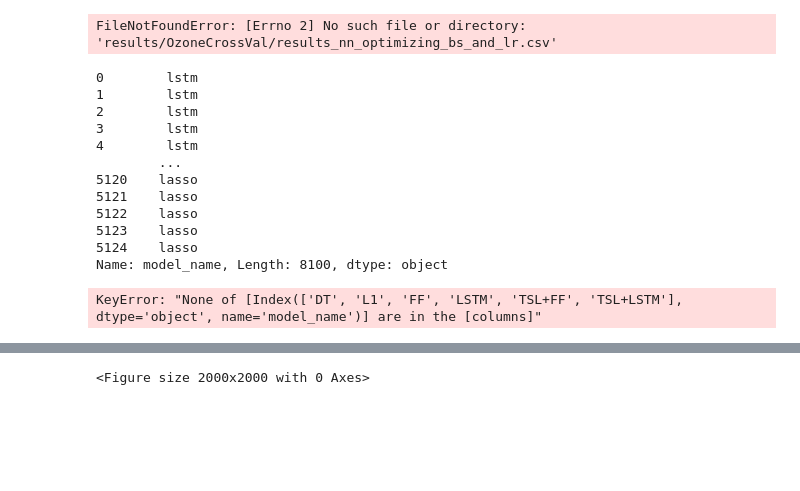
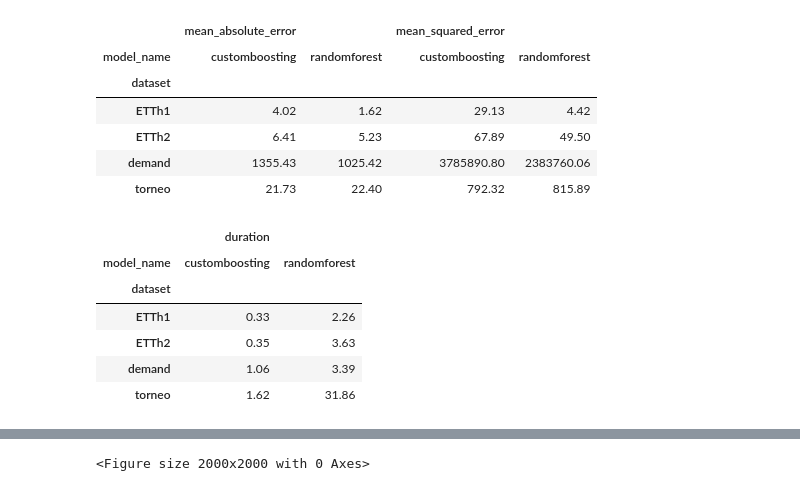
Before and after one commit to fgsales/TSLayer, a Jupyter notebook: analysis.ipynb, the cells around one changed output, grey strips where cells are left out. Cells and saved outputs as stored; diff of their text form; code cells hidden in the pictures; blank space fills up the shorter version.

```diff
--- a/analysis.ipynb
+++ b/analysis.ipynb
@@ -6,19 +6,3 @@ import numpy as np
 from math import isnan
 
 sns.set()
-# %%
-# output_file = 'results/OzoneCrossVal/results_nn_optimizing_bs_and_lr'
-
-output_file_2 = 'results/OzoneCrossVal/results_final'
-
-# total_metrics = pd.read_csv(f'{output_file}.csv')
-total_metrics_2 = pd.read_csv(f'{output_file_2}.csv')
-
-total_metrics_2 = total_metrics_2[(total_metrics_2.model_name!='dense')]
-
-# total_metrics = pd.concat((total_metrics, total_metrics_2))
-total_metrics = total_metrics_2
-total_metrics["n_features"] = total_metrics.selected_features.apply(eval).apply(len)
-#total_metrics["selection_params_residual"] = total_metrics.selection_params_residual.fillna(False)
-# %% [output]
-FileNotFoundError: [Errno 2] No such file or directory: 'results/OzoneCrossVal/results_nn_optimizing_bs_and_lr.csv'
@@ -36,15 +8,0 @@ total_metrics.drop("dataset_name", inplace=True, axis=1)
-# %%
-total_metrics.model_name
-# %% [output]
-0        lstm
-1        lstm
-2        lstm
-3        lstm
-4        lstm
-        ...
-5120    lasso
-5121    lasso
-5122    lasso
-5123    lasso
-5124    lasso
-Name: model_name, Length: 8100, dtype: object
@@ -51,12 +17,24 @@ Name: model_name, Length: 8100, dtype: object
 # %%
 model_params = [col for col in total_metrics.columns if 'model_params' in col or 'selection_params' in col]
-grouped = total_metrics.groupby(['dataset', 'selection_name', 'model_name', *model_params], dropna=False)[["root_mean_squared_error_valid"]].mean()
-best_index = grouped.loc[grouped.groupby(['dataset', 'selection_name', 'model_name', 'selection_params_residual'], dropna=False).root_mean_squared_error_valid.idxmin()].index
+grouped = total_metrics.groupby(['dataset', 'selection_name', 'model_name', *model_params], dropna=False)[["mean_absolute_error", "mean_squared_error", "mean_squared_error_valid", "duration"]].mean()
+best_results = grouped.loc[grouped.groupby(['dataset', 'selection_name', 'model_name'], dropna=False).mean_squared_error_valid.idxmin()].reset_index()
 
-total_metrics_indexed = total_metrics.set_index(['dataset', 'selection_name', 'model_name',*model_params])
-
-best_by_year = total_metrics_indexed.loc[best_index, ['root_mean_squared_error', 'mean_absolute_error', 'dataset_params_test_year', 'features', 'selected_features']].reset_index()
-
-best_by_year[best_by_year.dataset_params_test_year>2005].groupby(['dataset', 'model_name'], dropna=False)[["root_mean_squared_error"]].mean().reset_index().pivot(index = 'dataset', columns='model_name', values='root_mean_squared_error')[["DT", "L1", "FF", "LSTM", "TSL+FF", "TSL+LSTM"]]#.to_latex()
+best_results.pivot(index="dataset", columns="model_name", values=["mean_absolute_error", "mean_squared_error"]).round(2)
 # %% [output]
-KeyError: "None of [Index(['DT', 'L1', 'FF', 'LSTM', 'TSL+FF', 'TSL+LSTM'], dtype='object', name='model_name')] are in the [columns]"
+|  | mean_absolute_error |  | mean_squared_error |  |
+| model_name | customboosting | randomforest | customboosting | randomforest |
+| dataset |  |  |  |  |
+| ETTh1 | 4.02 | 1.62 | 29.13 | 4.42 |
+| ETTh2 | 6.41 | 5.23 | 67.89 | 49.50 |
+| demand | 1355.43 | 1025.42 | 3785890.80 | 2383760.06 |
+| torneo | 21.73 | 22.40 | 792.32 | 815.89 |
+# %%
+best_results.pivot(index="dataset", columns="model_name", values=["duration"]).round(2)
+# %% [output]
+|  | duration |  |
+| model_name | customboosting | randomforest |
+| dataset |  |  |
+| ETTh1 | 0.33 | 2.26 |
+| ETTh2 | 0.35 | 3.63 |
+| demand | 1.06 | 3.39 |
+| torneo | 1.62 | 31.86 |
```
Also changed, not shown: parts of 5 cells of this notebook.
